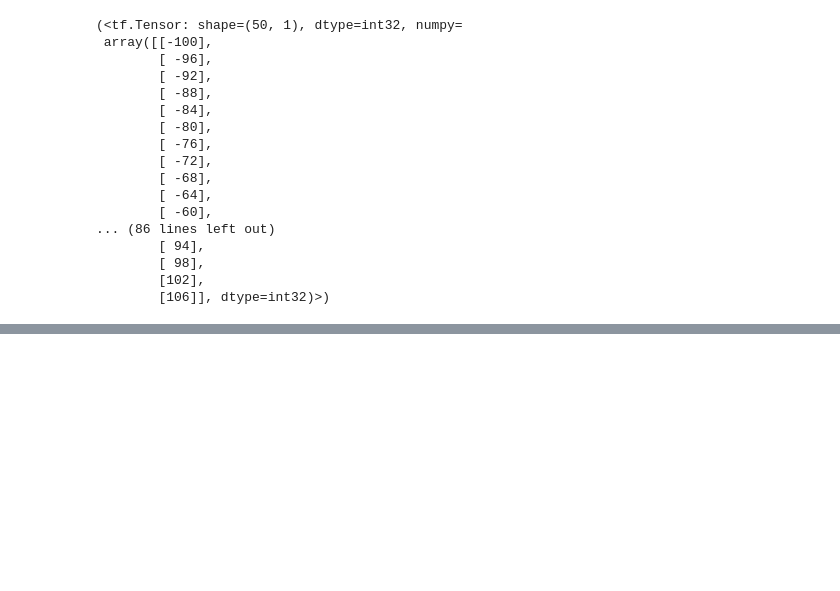
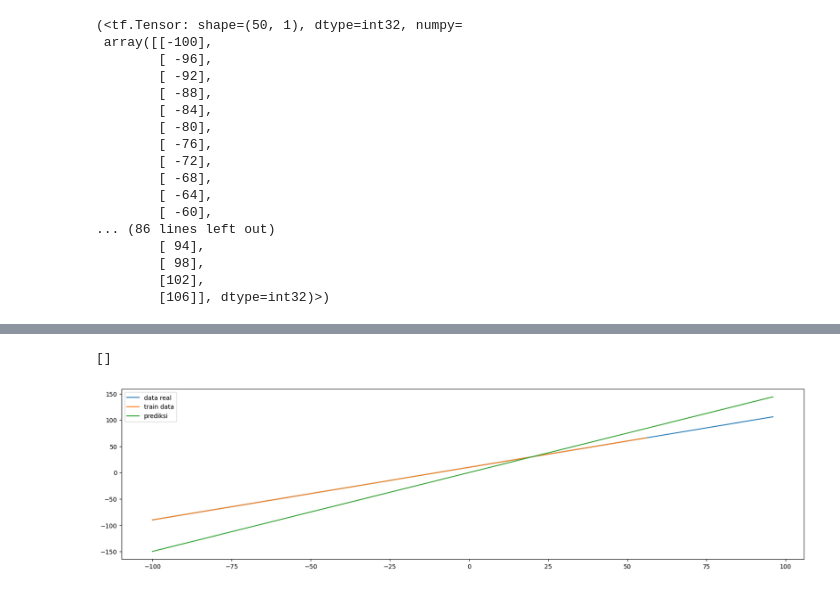
Before and after one commit to rexxar280903/DeepLearning, a Jupyter notebook: 01_Neural_Network_Regression_with_tensorflow.ipynb, the cells around one changed output, grey strips where cells are left out. Drawn from its saved outputs; the diff is of its cells as text; code cells hidden in the pictures; blank space fills up the shorter version.

```diff
--- a/01_Neural_Network_Regression_with_tensorflow.ipynb
+++ b/01_Neural_Network_Regression_with_tensorflow.ipynb
@@ -348,0 +399,15 @@ x,y
+# %%
+# membuat model dengan 1 layer
+model = tf.keras.Sequential([
+    tf.keras.layers.Dense(1)
+])
+
+#compile model
+model.compile(
+    loss = tf.keras.losses.mae,
+    optimizer = tf.keras.optimizers.SGD(),
+    metrics =['mae']
+)
+# %%
+#train model dengan x_test
+model.fit(x_test,y_test,epochs=500)
@@ -348,0 +433,2 @@ x,y
+# %%
+predict = model.predict(x)
@@ -348,0 +437,11 @@ x,y
+# %%
+fig,ax = plt.subplots(figsize=(20,5))
+
+ax.plot(x,y,label='data real')
+ax.plot(x_train,y_train,label='train data')
+ax.plot(x,predict,label='prediksi')
+ax.legend()
+ax.set()
+# %% [output]
+[]
+[figure, added]
```
Also changed, not shown: parts of 113 cells of this notebook, 1 other file.
